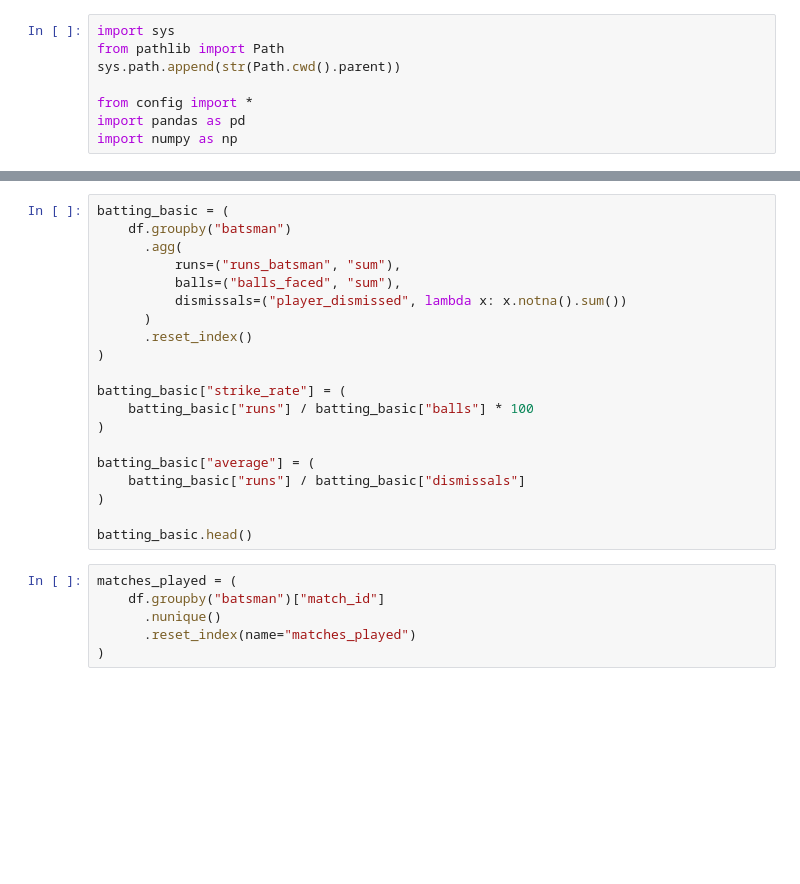
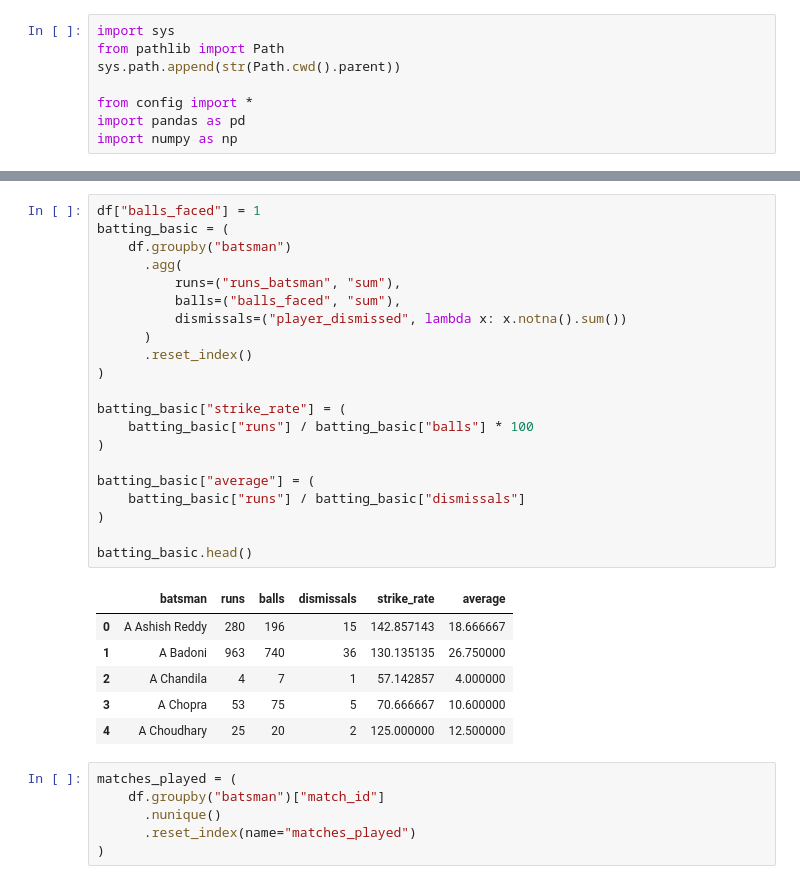
Before and after one commit to SharanaBasava18/ipl-role-based-playing-xi-final-ver, a Jupyter notebook: notebooks/03_feature_engineering_batting.ipynb, the cells around one changed output, grey strips where cells are left out. Drawn from its saved outputs; the diff is of its cells as text; blank space fills up the shorter version.

```diff
--- a/notebooks/03_feature_engineering_batting.ipynb
+++ b/notebooks/03_feature_engineering_batting.ipynb
@@ -27,23 +35,31 @@ df.head()
 # %%
+df["balls_faced"] = 1
 batting_basic = (
     df.groupby("batsman")
       .agg(
           runs=("runs_batsman", "sum"),
           balls=("balls_faced", "sum"),
           dismissals=("player_dismissed", lambda x: x.notna().sum())
       )
       .reset_index()
 )
 
 batting_basic["strike_rate"] = (
     batting_basic["runs"] / batting_basic["balls"] * 100
 )
 
 batting_basic["average"] = (
     batting_basic["runs"] / batting_basic["dismissals"]
 )
 
 batting_basic.head()
+# %% [output]
+|  | batsman | runs | balls | dismissals | strike_rate | average |
+| 0 | A Ashish Reddy | 280 | 196 | 15 | 142.857143 | 18.666667 |
+| 1 | A Badoni | 963 | 740 | 36 | 130.135135 | 26.750000 |
+| 2 | A Chandila | 4 | 7 | 1 | 57.142857 | 4.000000 |
+| 3 | A Chopra | 53 | 75 | 5 | 70.666667 | 10.600000 |
+| 4 | A Choudhary | 25 | 20 | 2 | 125.000000 | 12.500000 |
 # %%
 matches_played = (
     df.groupby("batsman")["match_id"]
```
Also changed, not shown: parts of 2 cells of this notebook, 13 other files.
